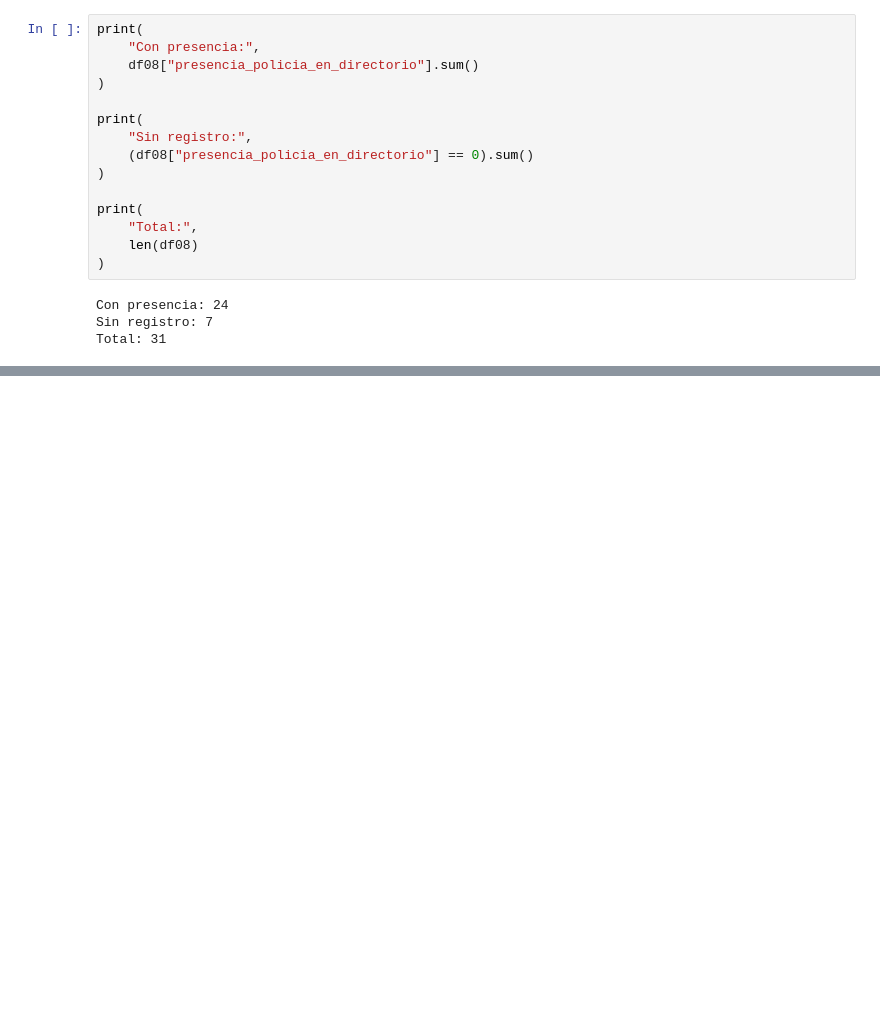
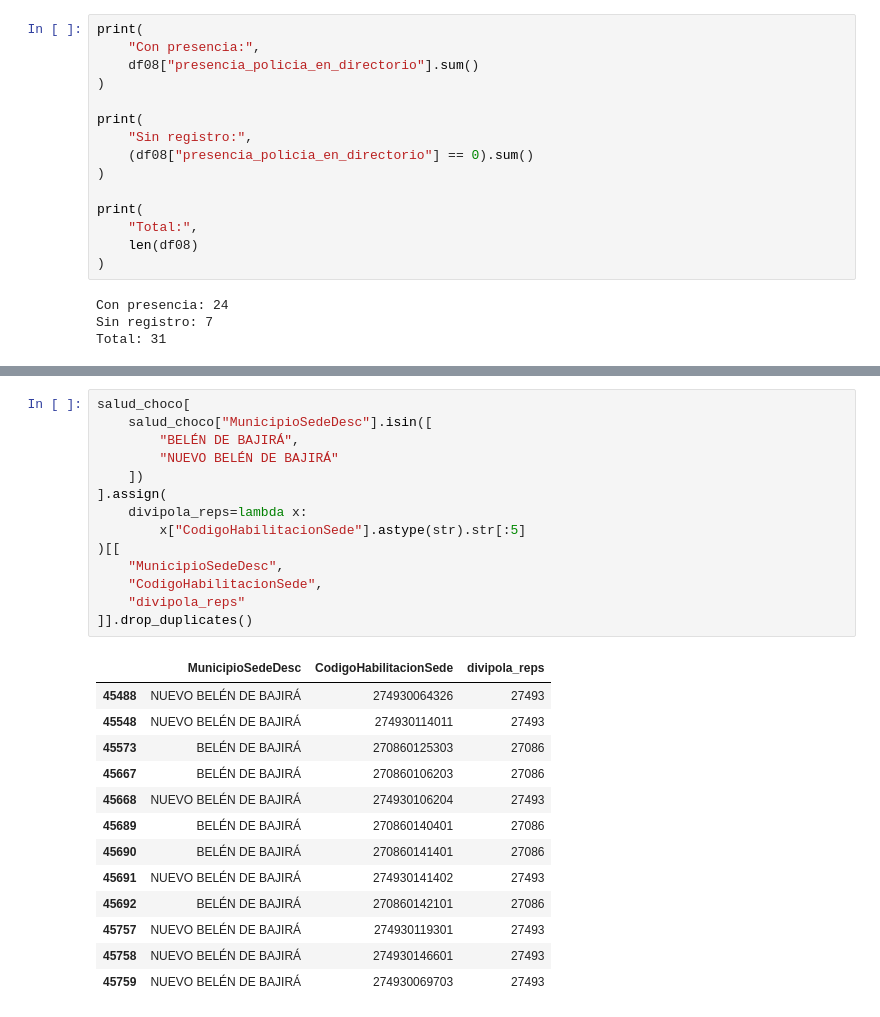
Before and after one commit to juanchocor/Colombia_en_datos, a Jupyter notebook: episodios/002_EL_chocó/notebooks/002_exploracion_inicial.ipynb, the cells around one changed output, grey strips where cells are left out. Drawn from its saved outputs; the diff is of its cells as text; blank space fills up the shorter version.

```diff
--- a/episodios/002_EL_chocó/notebooks/002_exploracion_inicial.ipynb
+++ b/episodios/002_EL_chocó/notebooks/002_exploracion_inicial.ipynb
@@ -3715,0 +4065,28 @@ KeyError: "['registros_ejercito_fuente', 'presencia_ejercito_en_archivo', 'obser
+# %%
+salud_choco[
+    salud_choco["MunicipioSedeDesc"].isin([
+        "BELÉN DE BAJIRÁ",
+        "NUEVO BELÉN DE BAJIRÁ"
+    ])
+].assign(
+    divipola_reps=lambda x:
+        x["CodigoHabilitacionSede"].astype(str).str[:5]
+)[[
+    "MunicipioSedeDesc",
+    "CodigoHabilitacionSede",
+    "divipola_reps"
+]].drop_duplicates()
+# %% [output]
+|  | MunicipioSedeDesc | CodigoHabilitacionSede | divipola_reps |
+| 45488 | NUEVO BELÉN DE BAJIRÁ | 274930064326 | 27493 |
+| 45548 | NUEVO BELÉN DE BAJIRÁ | 274930114011 | 27493 |
+| 45573 | BELÉN DE BAJIRÁ | 270860125303 | 27086 |
+| 45667 | BELÉN DE BAJIRÁ | 270860106203 | 27086 |
+| 45668 | NUEVO BELÉN DE BAJIRÁ | 274930106204 | 27493 |
+| 45689 | BELÉN DE BAJIRÁ | 270860140401 | 27086 |
+| 45690 | BELÉN DE BAJIRÁ | 270860141401 | 27086 |
+| 45691 | NUEVO BELÉN DE BAJIRÁ | 274930141402 | 27493 |
+| 45692 | BELÉN DE BAJIRÁ | 270860142101 | 27086 |
+| 45757 | NUEVO BELÉN DE BAJIRÁ | 274930119301 | 27493 |
+| 45758 | NUEVO BELÉN DE BAJIRÁ | 274930146601 | 27493 |
+| 45759 | NUEVO BELÉN DE BAJIRÁ | 274930069703 | 27493 |
```
Also changed, not shown: parts of 51 cells of this notebook, 10 other files.
